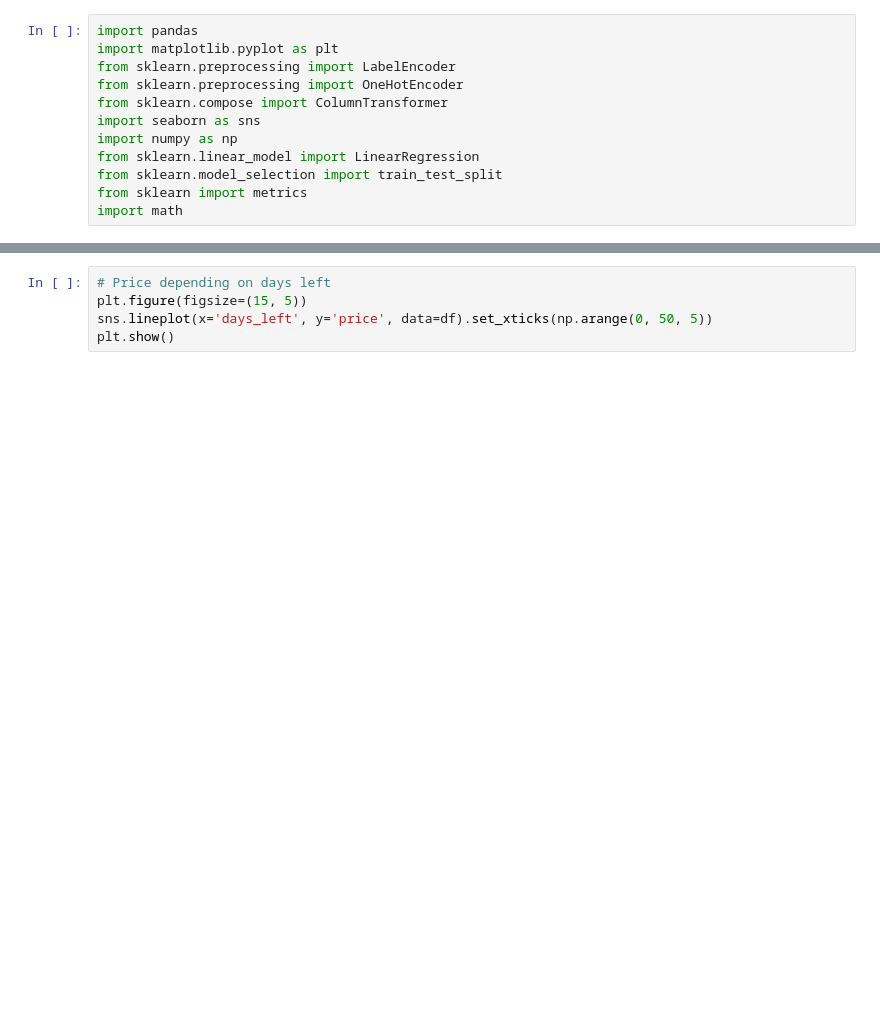
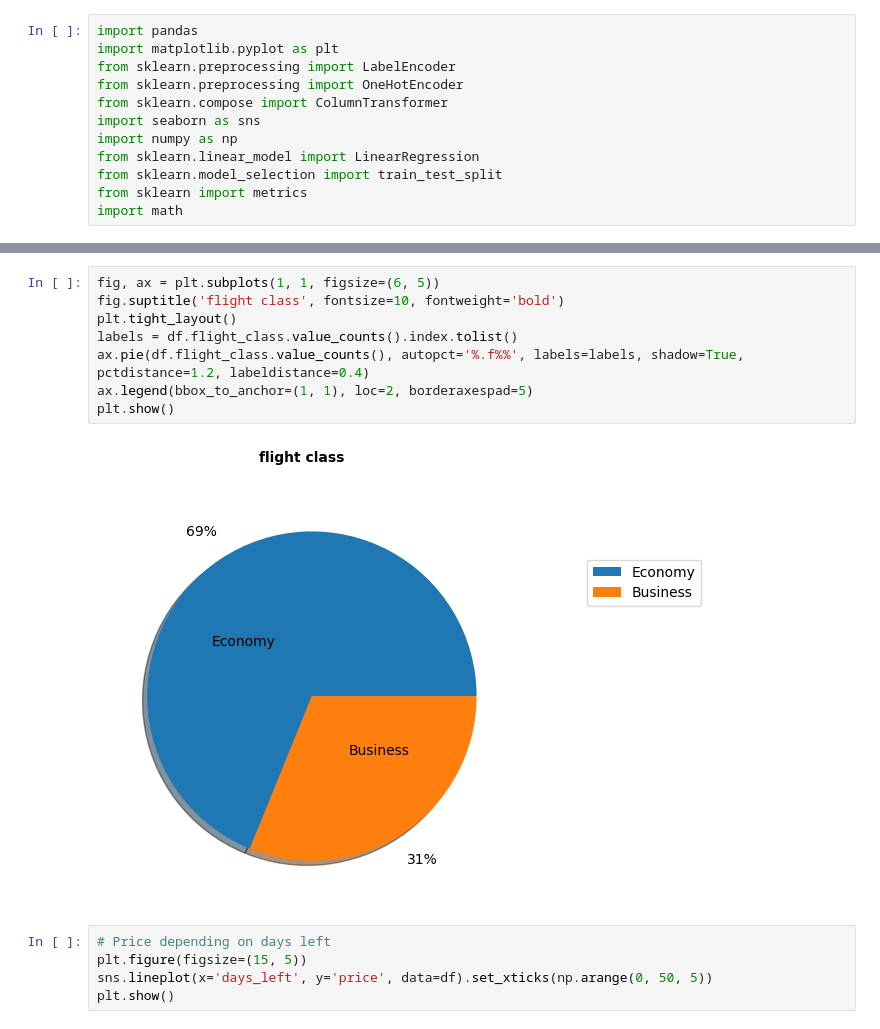
Before and after one commit to jankovicivana/SIAP, a Jupyter notebook: KT1.ipynb, the cells around one changed output, grey strips where cells are left out. Saved outputs shown, nothing was run; the diff lists cells and outputs as text; blank space fills up the shorter version.

```diff
--- a/KT1.ipynb
+++ b/KT1.ipynb
@@ -28,3 +28,13 @@ plt.show()
+# %%
+fig, ax = plt.subplots(1, 1, figsize=(6, 5))
+fig.suptitle('flight class', fontsize=10, fontweight='bold')
+plt.tight_layout()
+labels = df.flight_class.value_counts().index.tolist()
+ax.pie(df.flight_class.value_counts(), autopct='%.f%%', labels=labels, shadow=True, pctdistance=1.2, labeldistance=0.4)
+ax.legend(bbox_to_anchor=(1, 1), loc=2, borderaxespad=5)
+plt.show()
+# %% [output]
+[figure, added]
 # %%
 # Price depending on days left
 plt.figure(figsize=(15, 5))
```
Also changed, not shown: parts of 9 cells of this notebook, 1 other file.
